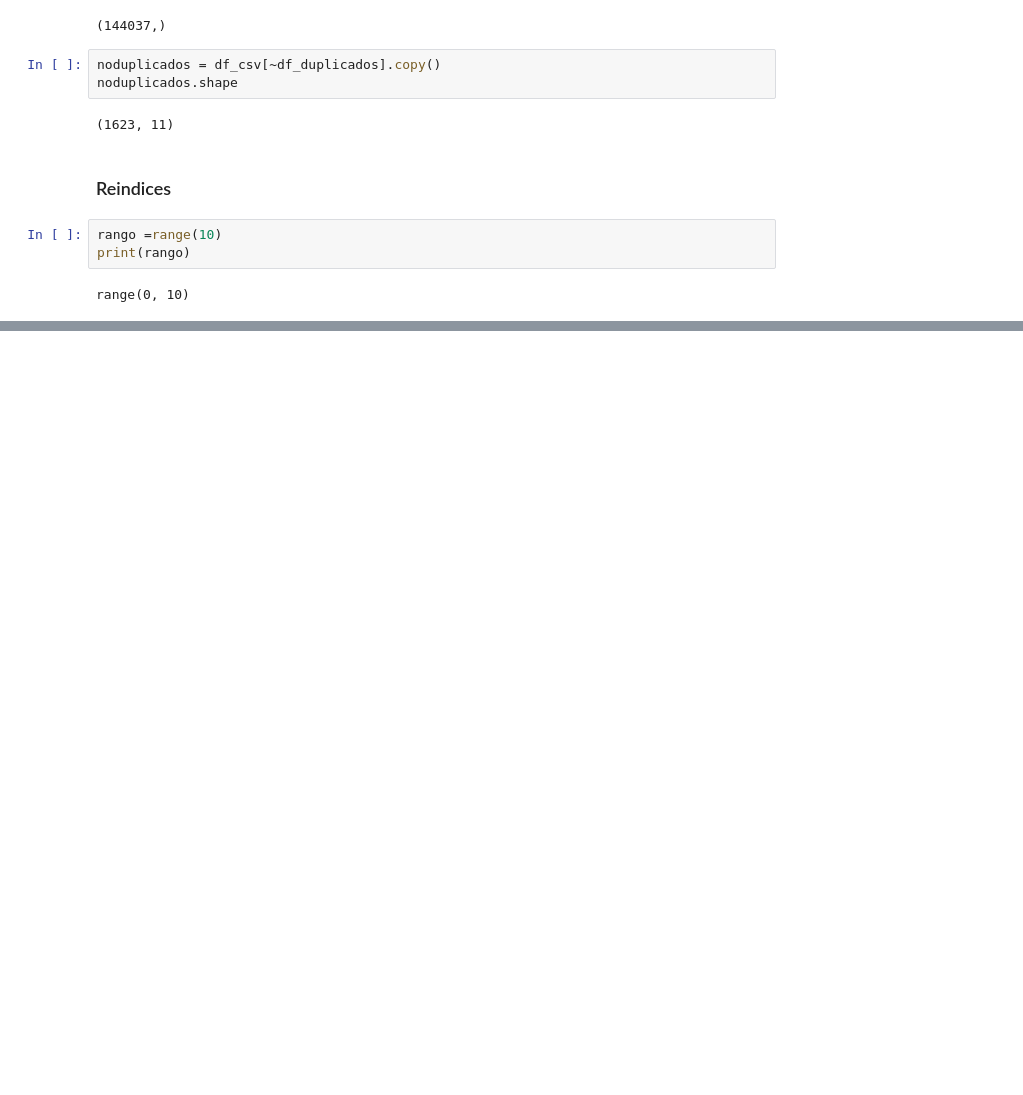
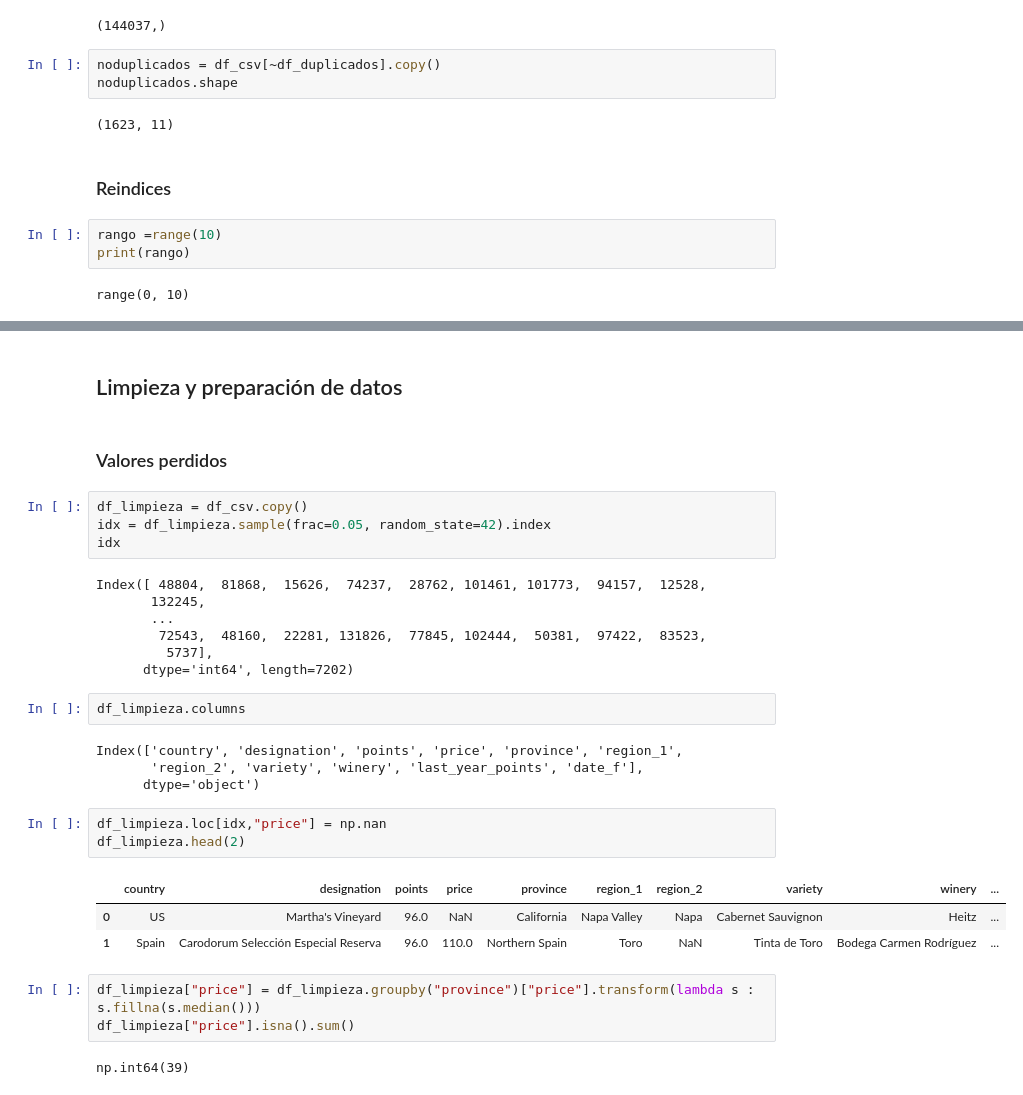
Before and after one commit to Lenis0207/PAD_2025_IIB1, a Jupyter notebook: src/clases_ad/clase_5678_pandas.ipynb, the cells around one changed output, grey strips where cells are left out. Cells and saved outputs as stored; diff of their text form; blank space fills up the shorter version.

```diff
--- a/src/clases_ad/clase_5678_pandas.ipynb
+++ b/src/clases_ad/clase_5678_pandas.ipynb
@@ -390,0 +425,33 @@ range(0, 10)
+# %% [markdown]
+## Limpieza y preparación de datos
+# %% [markdown]
+### Valores perdidos
+# %%
+df_limpieza = df_csv.copy()
+idx = df_limpieza.sample(frac=0.05, random_state=42).index
+idx
+# %% [output]
+Index([ 48804,  81868,  15626,  74237,  28762, 101461, 101773,  94157,  12528,
+       132245,
+       ...
+        72543,  48160,  22281, 131826,  77845, 102444,  50381,  97422,  83523,
+         5737],
+      dtype='int64', length=7202)
+# %%
+df_limpieza.columns
+# %% [output]
+Index(['country', 'designation', 'points', 'price', 'province', 'region_1',
+       'region_2', 'variety', 'winery', 'last_year_points', 'date_f'],
+      dtype='object')
+# %%
+df_limpieza.loc[idx,"price"] = np.nan
+df_limpieza.head(2)
+# %% [output]
+|  | country | designation | points | price | province | region_1 | region_2 | variety | winery | ... |
+| 0 | US | Martha's Vineyard | 96.0 | NaN | California | Napa Valley | Napa | Cabernet Sauvignon | Heitz | ... |
+| 1 | Spain | Carodorum Selección Especial Reserva | 96.0 | 110.0 | Northern Spain | Toro | NaN | Tinta de Toro | Bodega Carmen Rodríguez | ... |
+# %%
+df_limpieza["price"] = df_limpieza.groupby("province")["price"].transform(lambda s : s.fillna(s.median()))
+df_limpieza["price"].isna().sum()
+# %% [output]
+np.int64(39)
```
Also changed, not shown: parts of 26 cells of this notebook, 2 other files.
